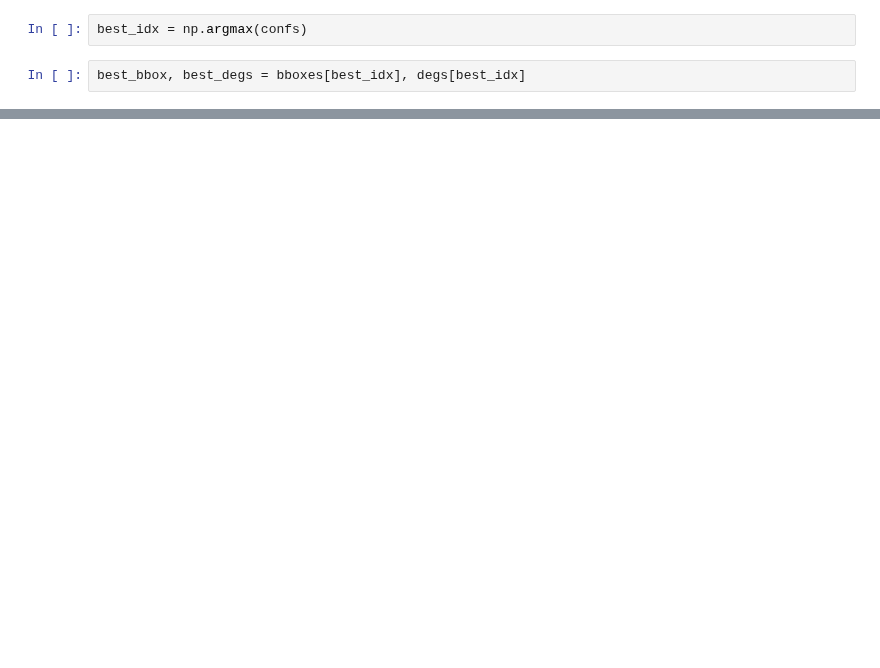
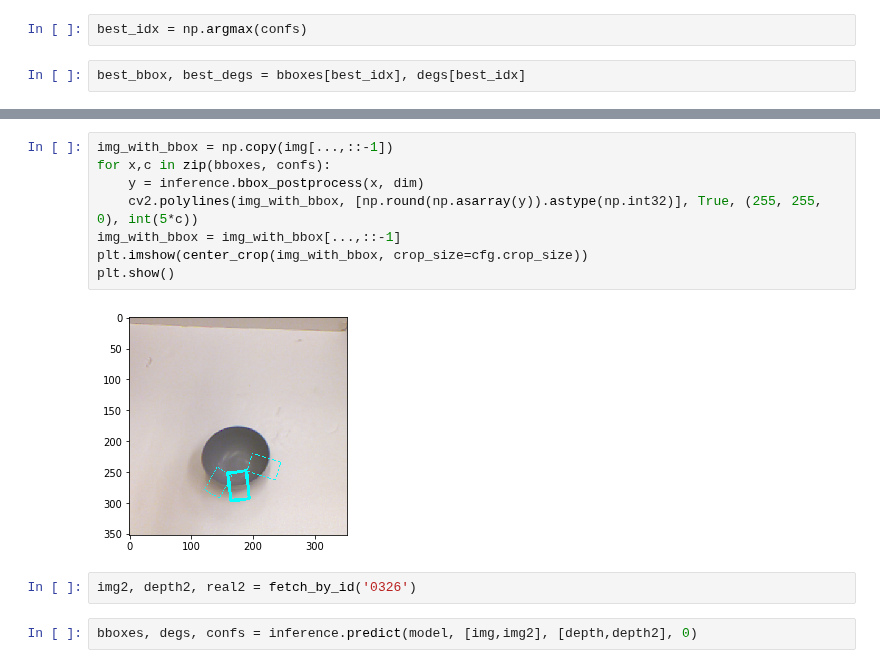
Before and after one commit to peter0749/Planar-Grasping, a Jupyter notebook: inference_test.ipynb, the cells around one changed output, grey strips where cells are left out. Drawn from its saved outputs; the diff is of its cells as text; blank space fills up the shorter version.

Commit message:
prediction api?

```diff
--- a/inference_test.ipynb
+++ b/inference_test.ipynb
@@ -111,0 +112,14 @@ plt.show()
+# %%
+img_with_bbox = np.copy(img[...,::-1])
+for x,c in zip(bboxes, confs):
+    y = inference.bbox_postprocess(x, dim)
+    cv2.polylines(img_with_bbox, [np.round(np.asarray(y)).astype(np.int32)], True, (255, 255, 0), int(5*c))
+img_with_bbox = img_with_bbox[...,::-1]
+plt.imshow(center_crop(img_with_bbox, crop_size=cfg.crop_size))
+plt.show()
+# %% [output]
+[figure, added]
+# %%
+img2, depth2, real2 = fetch_by_id('0326')
+# %%
+bboxes, degs, confs = inference.predict(model, [img,img2], [depth,depth2], 0)
```
Also changed, not shown: parts of 23 cells of this notebook, 7 other files.
